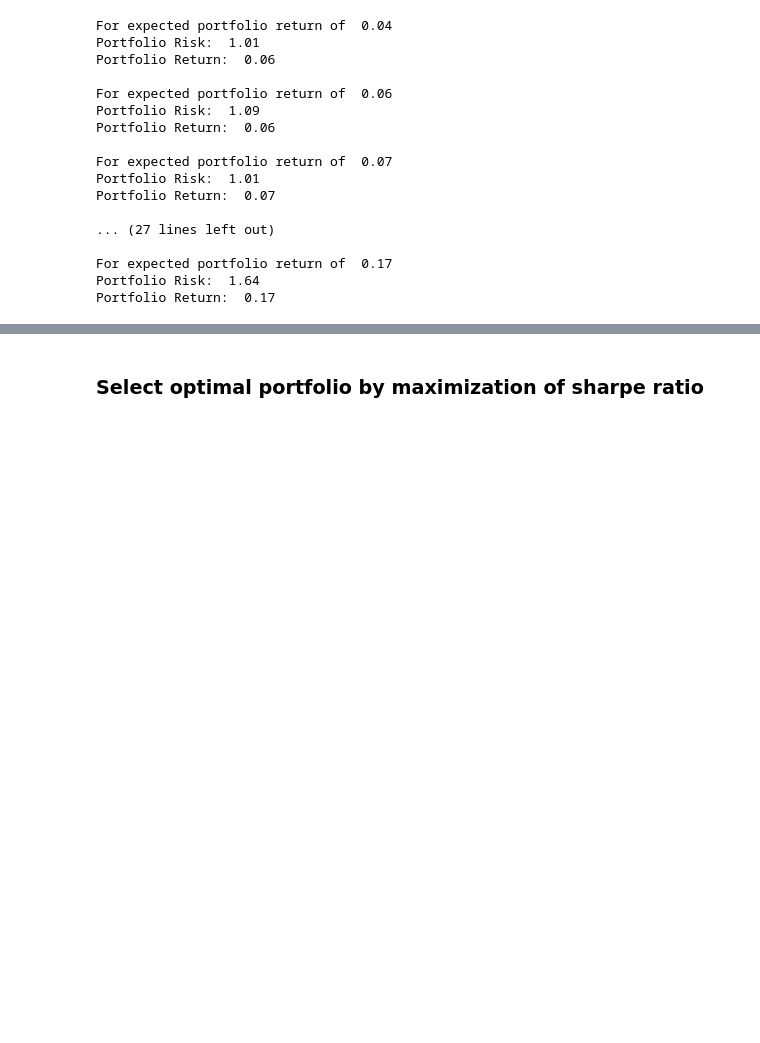
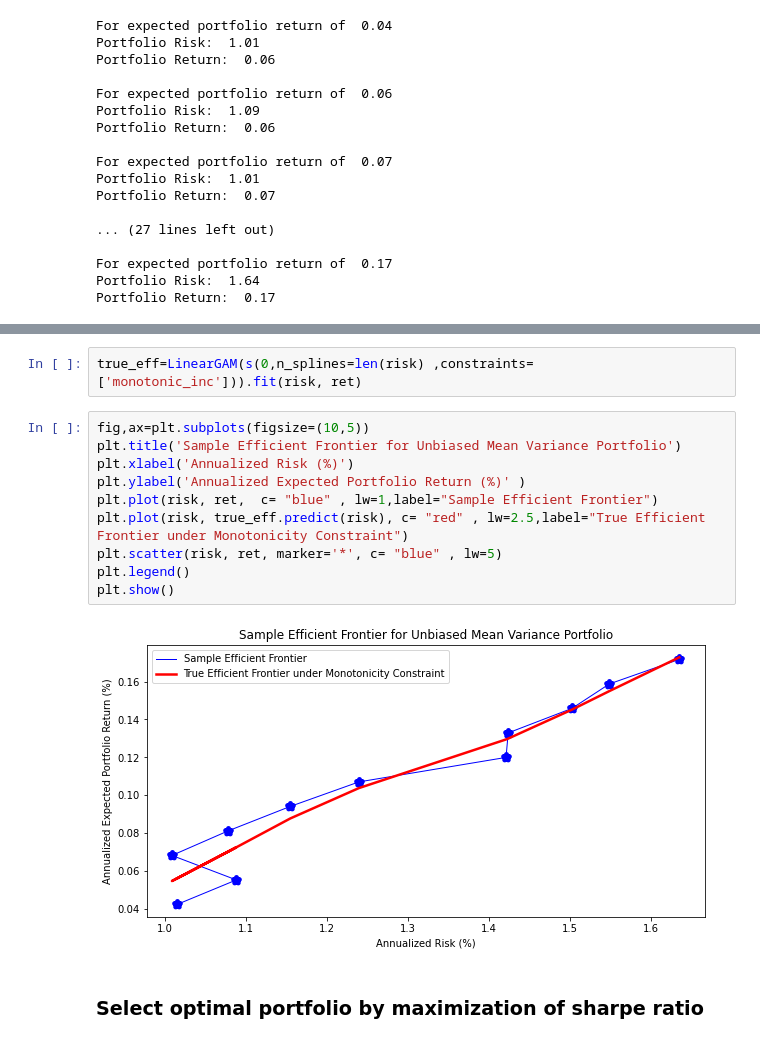
Before and after one commit to jasonbohne123/Split_Bregman_MPT, a Jupyter notebook: Portfolio_Optimization/Alternative_Comparisons.ipynb, the cells around one changed output, grey strips where cells are left out. Drawn from its saved outputs; the diff is of its cells as text; blank space fills up the shorter version.

Commit message:
true eff frontier

```diff
--- a/Portfolio_Optimization/Alternative_Comparisons.ipynb
+++ b/Portfolio_Optimization/Alternative_Comparisons.ipynb
@@ -134,3 +139,17 @@ Portfolio Return:  0.17
+# %%
+true_eff=LinearGAM(s(0,n_splines=len(risk) ,constraints=['monotonic_inc'])).fit(risk, ret)
+# %%
+fig,ax=plt.subplots(figsize=(10,5))
+plt.title('Sample Efficient Frontier for Unbiased Mean Variance Portfolio')
+plt.xlabel('Annualized Risk (%)')
+plt.ylabel('Annualized Expected Portfolio Return (%)' )
+plt.plot(risk, ret,  c= "blue" , lw=1,label="Sample Efficient Frontier")
+plt.plot(risk, true_eff.predict(risk), c= "red" , lw=2.5,label="True Efficient Frontier under Monotonicity Constraint")
+plt.scatter(risk, ret, marker='*', c= "blue" , lw=5)
+plt.legend()
+plt.show()
+# %% [output]
+[figure, added]
 # %% [markdown]
 ### Select optimal portfolio by maximization of sharpe ratio
 # %%
```
Also changed, not shown: parts of 7 cells of this notebook.
